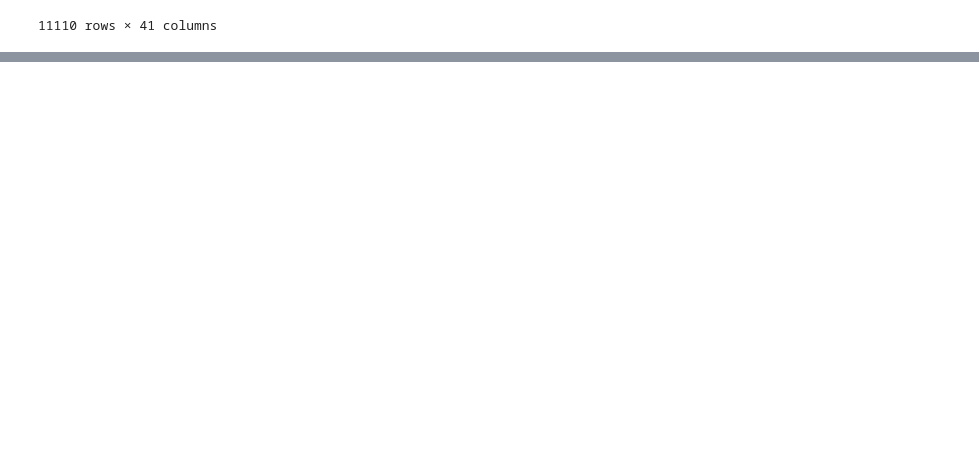
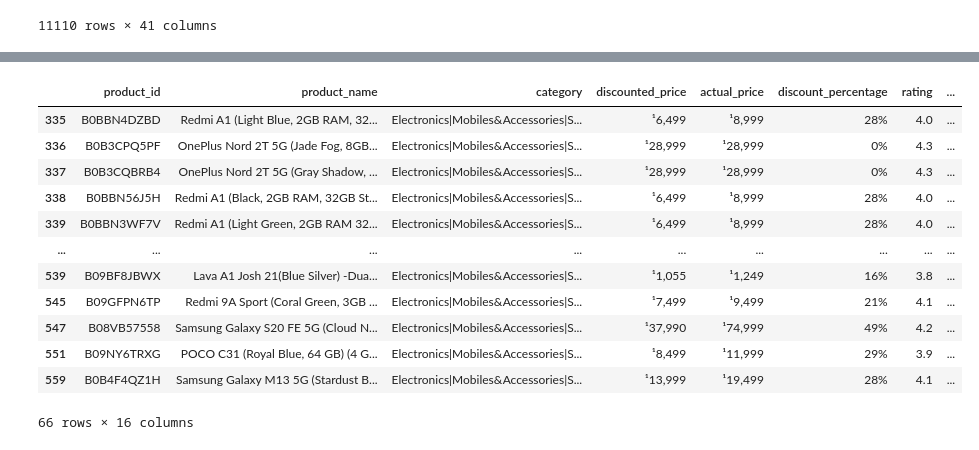
Before and after one commit to MarcioLuizBR/DataWrangling_Cleaning, a Jupyter notebook: DataWrangling_Cleaning.ipynb, the cells around one changed output, grey strips where cells are left out. Cells and saved outputs as stored; diff of their text form; code cells hidden in the pictures; blank space fills up the shorter version.

```diff
--- a/DataWrangling_Cleaning.ipynb
+++ b/DataWrangling_Cleaning.ipynb
@@ -611,0 +662,3 @@ df.merge(right=df_medals[["code", "medal_type", "medal_date", "discipline", "eve
+# %%
+# Reabrir o CSV original com problemas
+df_amazon = pd.read_csv("amazon.csv", encoding='ISO-8859-1', sep=None, engine='python', on_bad_lines='skip')
@@ -611,0 +762,16 @@ df.merge(right=df_medals[["code", "medal_type", "medal_date", "discipline", "eve
+# %%
+df_amazon[df_amazon["category"].notna() & df_amazon["category"].str.contains("Smartphones")]
+# %% [output]
+|  | product_id | product_name | category | discounted_price | actual_price | discount_percentage | rating | ... |
+| 335 | B0BBN4DZBD | Redmi A1 (Light Blue, 2GB RAM, 32... | Electronics|Mobiles&Accessories|S... | ¹6,499 | ¹8,999 | 28% | 4.0 | ... |
+| 336 | B0B3CPQ5PF | OnePlus Nord 2T 5G (Jade Fog, 8GB... | Electronics|Mobiles&Accessories|S... | ¹28,999 | ¹28,999 | 0% | 4.3 | ... |
+| 337 | B0B3CQBRB4 | OnePlus Nord 2T 5G (Gray Shadow, ... | Electronics|Mobiles&Accessories|S... | ¹28,999 | ¹28,999 | 0% | 4.3 | ... |
+| 338 | B0BBN56J5H | Redmi A1 (Black, 2GB RAM, 32GB St... | Electronics|Mobiles&Accessories|S... | ¹6,499 | ¹8,999 | 28% | 4.0 | ... |
+| 339 | B0BBN3WF7V | Redmi A1 (Light Green, 2GB RAM 32... | Electronics|Mobiles&Accessories|S... | ¹6,499 | ¹8,999 | 28% | 4.0 | ... |
+| ... | ... | ... | ... | ... | ... | ... | ... | ... |
+| 539 | B09BF8JBWX | Lava A1 Josh 21(Blue Silver) -Dua... | Electronics|Mobiles&Accessories|S... | ¹1,055 | ¹1,249 | 16% | 3.8 | ... |
+| 545 | B09GFPN6TP | Redmi 9A Sport (Coral Green, 3GB ... | Electronics|Mobiles&Accessories|S... | ¹7,499 | ¹9,499 | 21% | 4.1 | ... |
+| 547 | B08VB57558 | Samsung Galaxy S20 FE 5G (Cloud N... | Electronics|Mobiles&Accessories|S... | ¹37,990 | ¹74,999 | 49% | 4.2 | ... |
+| 551 | B09NY6TRXG | POCO C31 (Royal Blue, 64 GB) (4 G... | Electronics|Mobiles&Accessories|S... | ¹8,499 | ¹11,999 | 29% | 3.9 | ... |
+| 559 | B0B4F4QZ1H | Samsung Galaxy M13 5G (Stardust B... | Electronics|Mobiles&Accessories|S... | ¹13,999 | ¹19,499 | 28% | 4.1 | ... |
+66 rows × 16 columns
```
Also changed, not shown: parts of 18 cells of this notebook, 2 other files.
